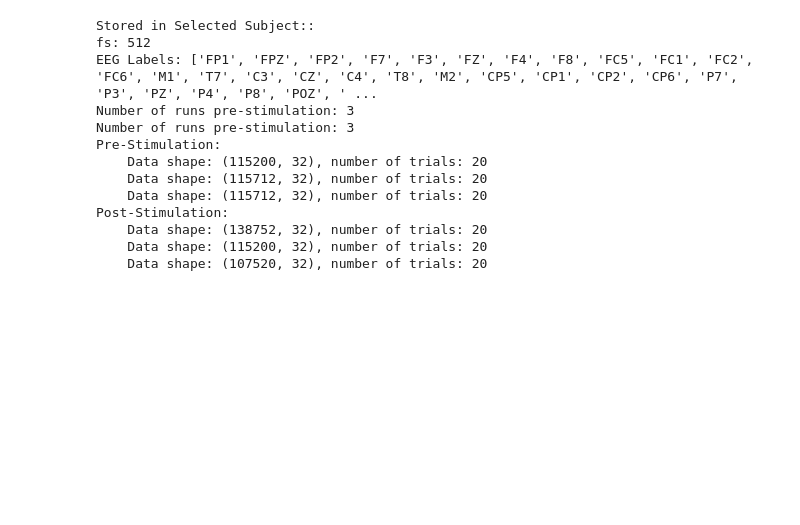
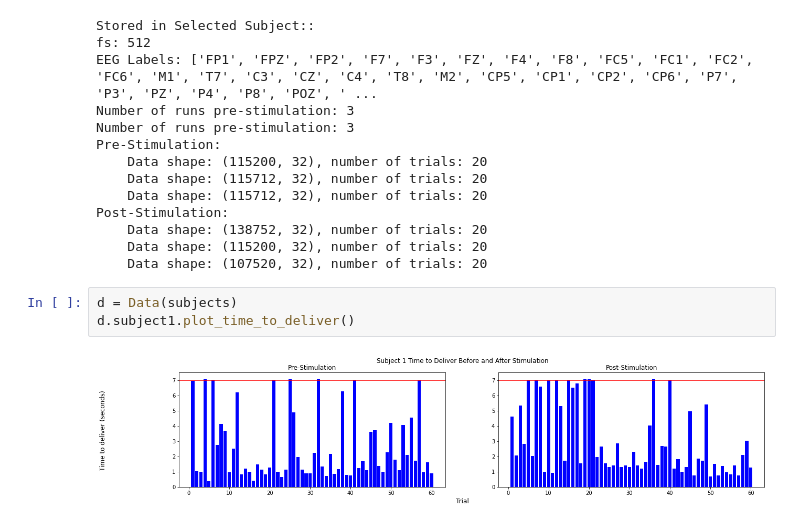
Before and after one commit to coreykarnei/Neural_Final_project, a Jupyter notebook: neural_final_notebook.ipynb, the cells around one changed output. Saved outputs shown, nothing was run; the diff lists cells and outputs as text; blank space fills up the shorter version.

```diff
--- a/neural_final_notebook.ipynb
+++ b/neural_final_notebook.ipynb
@@ -295,3 +360,8 @@ Post-Stimulation:
     Data shape: (138752, 32), number of trials: 20
     Data shape: (115200, 32), number of trials: 20
     Data shape: (107520, 32), number of trials: 20
+# %%
+d = Data(subjects)
+d.subject1.plot_time_to_deliver()
+# %% [output]
+[figure, added]
```
Also changed, not shown: parts of 4 cells of this notebook.
